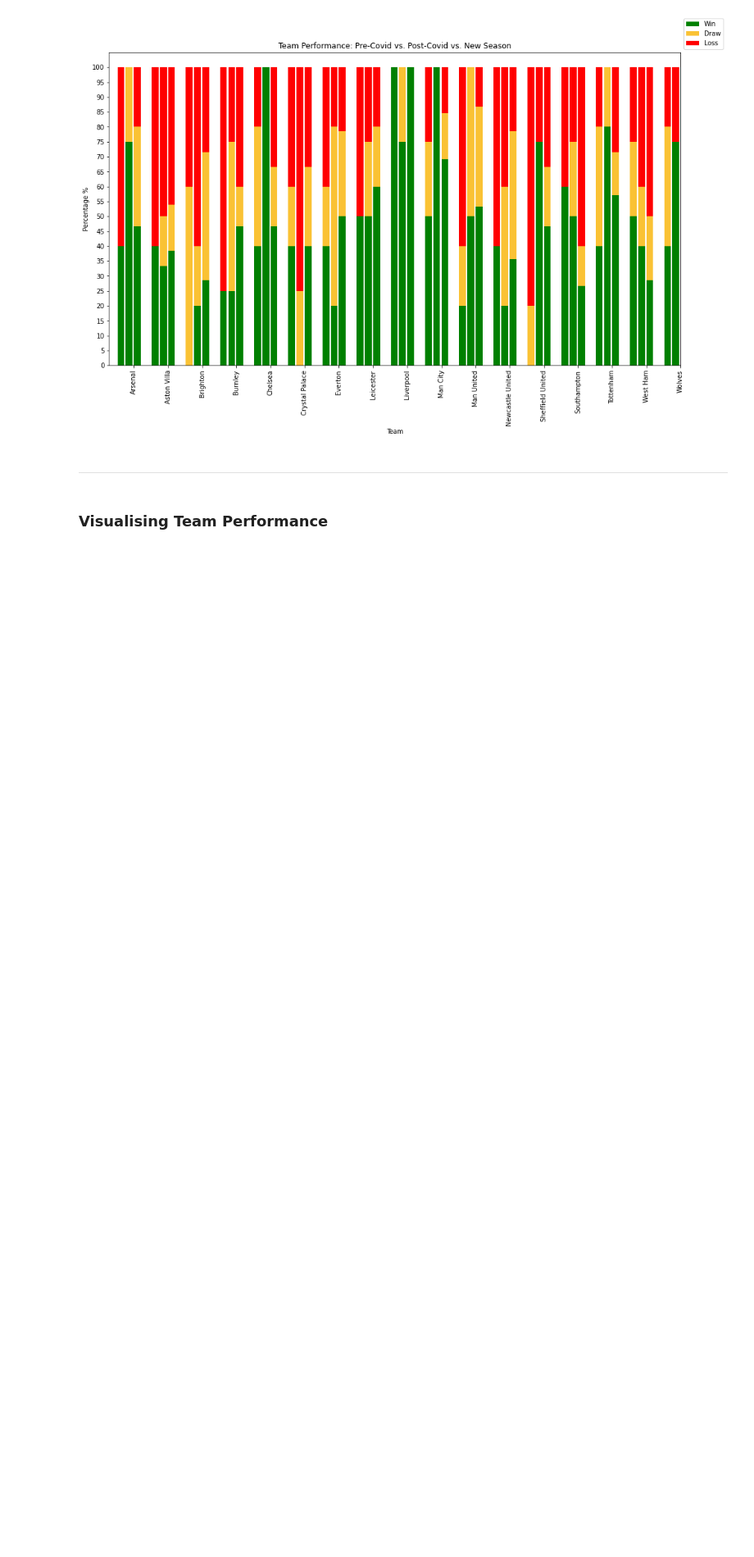
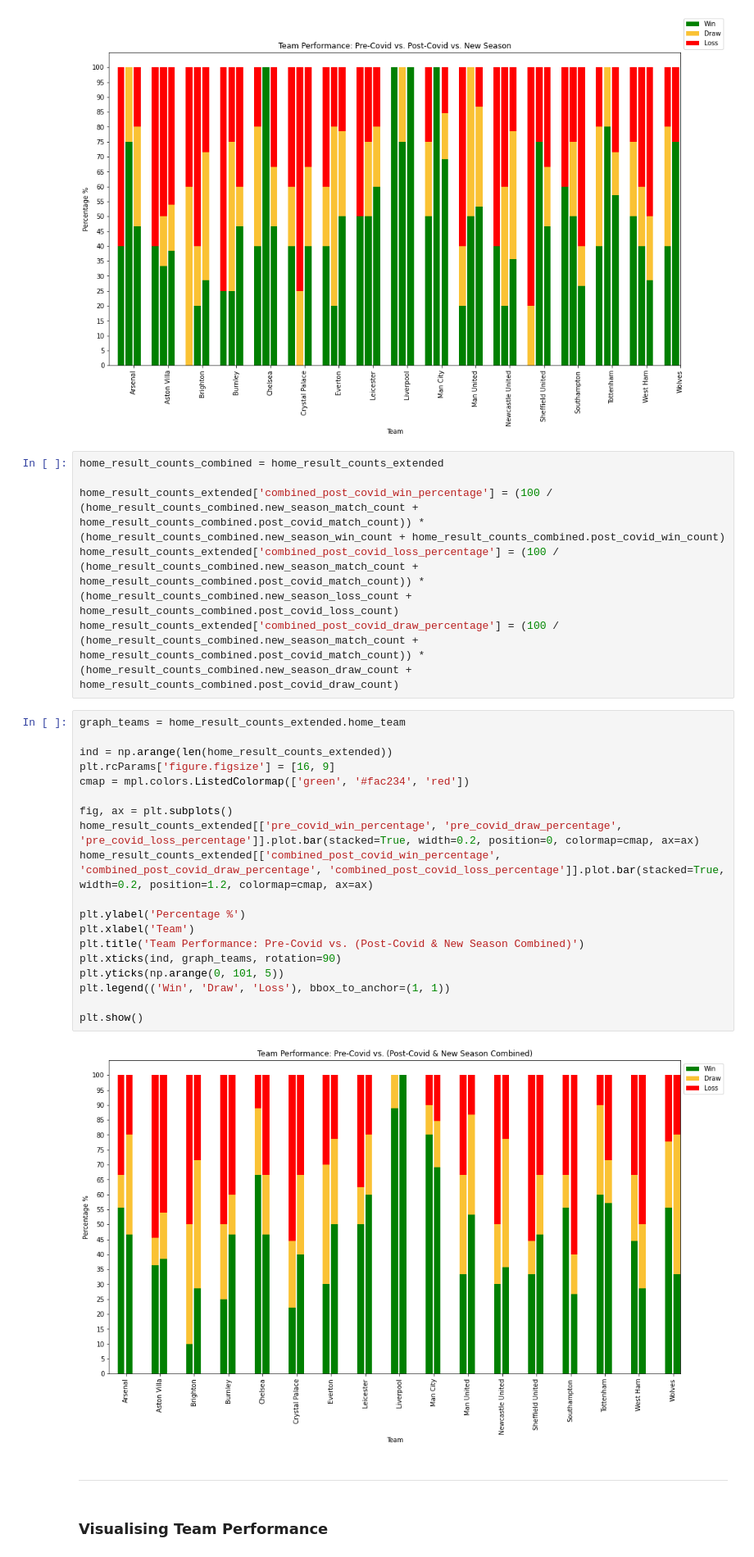
Before and after one commit to CharlesPeterMcCarthy/english-premier-league-2019-2020-statistical-analysis, a Jupyter notebook: epl-2019-2020.ipynb, the cells around one changed output. Shown at 82% size. Saved outputs shown, nothing was run; the diff lists cells and outputs as text; blank space fills up the shorter version.

Commit message:
Combined Post-Covid Graph

```diff
--- a/epl-2019-2020.ipynb
+++ b/epl-2019-2020.ipynb
@@ -2209,6 +2209,33 @@ plt.legend(('Win', 'Draw', 'Loss'), bbox_to_anchor=(1, 1))
 plt.show()
 # %% [output]
 [figure]
+# %%
+home_result_counts_combined = home_result_counts_extended
+
+home_result_counts_extended['combined_post_covid_win_percentage'] = (100 / (home_result_counts_combined.new_season_match_count + home_result_counts_combined.post_covid_match_count)) * (home_result_counts_combined.new_season_win_count + home_result_counts_combined.post_covid_win_count)
+home_result_counts_extended['combined_post_covid_loss_percentage'] = (100 / (home_result_counts_combined.new_season_match_count + home_result_counts_combined.post_covid_match_count)) * (home_result_counts_combined.new_season_loss_count + home_result_counts_combined.post_covid_loss_count)
+home_result_counts_extended['combined_post_covid_draw_percentage'] = (100 / (home_result_counts_combined.new_season_match_count + home_result_counts_combined.post_covid_match_count)) * (home_result_counts_combined.new_season_draw_count + home_result_counts_combined.post_covid_draw_count)
+# %%
+graph_teams = home_result_counts_extended.home_team
+
+ind = np.arange(len(home_result_counts_extended))
+plt.rcParams['figure.figsize'] = [16, 9]
+cmap = mpl.colors.ListedColormap(['green', '#fac234', 'red'])
+
+fig, ax = plt.subplots()
+home_result_counts_extended[['pre_covid_win_percentage', 'pre_covid_draw_percentage', 'pre_covid_loss_percentage']].plot.bar(stacked=True, width=0.2, position=0, colormap=cmap, ax=ax)
+home_result_counts_extended[['combined_post_covid_win_percentage', 'combined_post_covid_draw_percentage', 'combined_post_covid_loss_percentage']].plot.bar(stacked=True, width=0.2, position=1.2, colormap=cmap, ax=ax)
+
+plt.ylabel('Percentage %')
+plt.xlabel('Team')
+plt.title('Team Performance: Pre-Covid vs. (Post-Covid & New Season Combined)')
+plt.xticks(ind, graph_teams, rotation=90)
+plt.yticks(np.arange(0, 101, 5))
+plt.legend(('Win', 'Draw', 'Loss'), bbox_to_anchor=(1, 1))
+
+plt.show()
+# %% [output]
+[figure, added]
 # %% [markdown]
 ---
 # %% [markdown]
```
